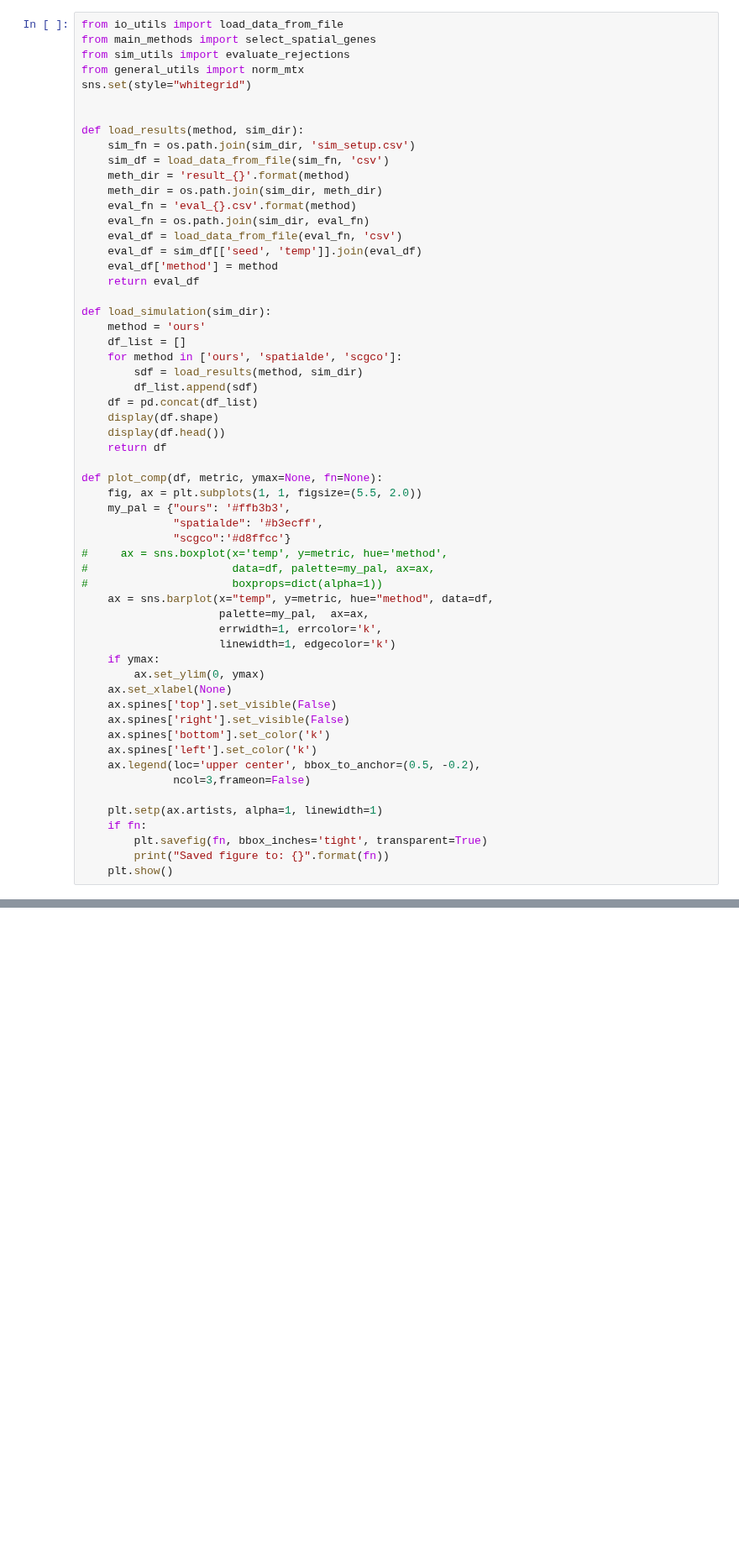
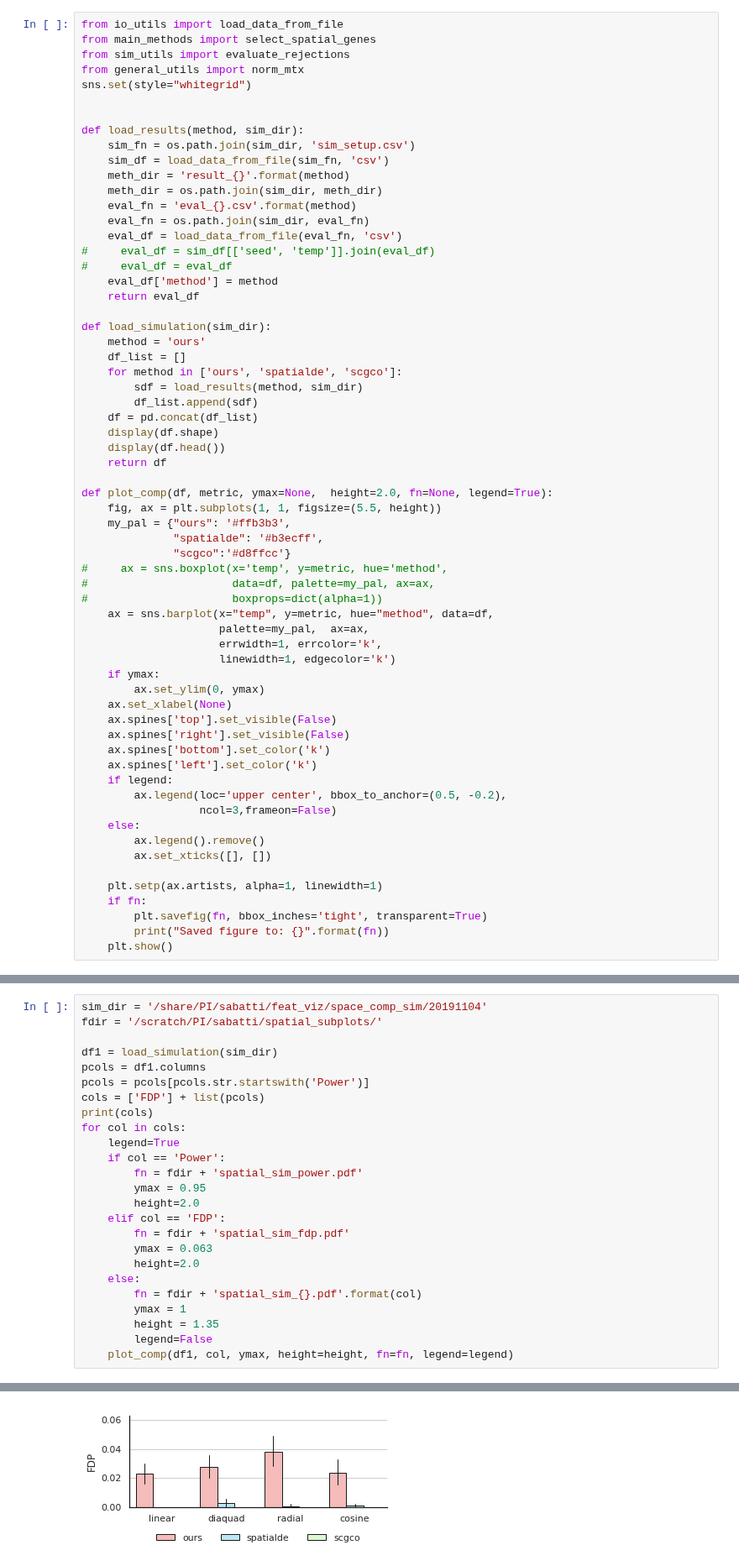
Before and after one commit to yashpatel5400/gliss, a Jupyter notebook: notebooks/analysis_spatial_comp_sim_run.ipynb, the cells around one changed output, grey strips where cells are left out. Shown at 84% size. Drawn from its saved outputs; the diff is of its cells as text; blank space fills up the shorter version.

```diff
--- a/notebooks/analysis_spatial_comp_sim_run.ipynb
+++ b/notebooks/analysis_spatial_comp_sim_run.ipynb
@@ -31,7 +31,8 @@ def load_results(method, sim_dir):
     eval_fn = 'eval_{}.csv'.format(method)
     eval_fn = os.path.join(sim_dir, eval_fn)
     eval_df = load_data_from_file(eval_fn, 'csv')
-    eval_df = sim_df[['seed', 'temp']].join(eval_df)
+#     eval_df = sim_df[['seed', 'temp']].join(eval_df)
+#     eval_df = eval_df
     eval_df['method'] = method
     return eval_df
 
@@ -46,8 +47,8 @@ def load_simulation(sim_dir):
     display(df.head())
     return df
 
-def plot_comp(df, metric, ymax=None, fn=None):
-    fig, ax = plt.subplots(1, 1, figsize=(5.5, 2.0))
+def plot_comp(df, metric, ymax=None,  height=2.0, fn=None, legend=True):
+    fig, ax = plt.subplots(1, 1, figsize=(5.5, height))
     my_pal = {"ours": '#ffb3b3',
               "spatialde": '#b3ecff',
               "scgco":'#d8ffcc'}
@@ -65,8 +66,12 @@ def plot_comp(df, metric, ymax=None, fn=None):
     ax.spines['right'].set_visible(False)
     ax.spines['bottom'].set_color('k')
     ax.spines['left'].set_color('k')
-    ax.legend(loc='upper center', bbox_to_anchor=(0.5, -0.2),
-              ncol=3,frameon=False)
+    if legend:
+        ax.legend(loc='upper center', bbox_to_anchor=(0.5, -0.2),
+                  ncol=3,frameon=False)
+    else:
+        ax.legend().remove()
+        ax.set_xticks([], [])
 
     plt.setp(ax.artists, alpha=1, linewidth=1)
     if fn:
@@ -97,0 +81,26 @@ Saved figure to: /scratch/PI/sabatti/spatial_subplots/spatial_sim_fdp.pdf
+# %%
+sim_dir = '/share/PI/sabatti/feat_viz/space_comp_sim/20191104'
+fdir = '/scratch/PI/sabatti/spatial_subplots/'
+
+df1 = load_simulation(sim_dir)
+pcols = df1.columns
+pcols = pcols[pcols.str.startswith('Power')]
+cols = ['FDP'] + list(pcols)
+print(cols)
+for col in cols:
+    legend=True
+    if col == 'Power':
+        fn = fdir + 'spatial_sim_power.pdf'
+        ymax = 0.95
+        height=2.0
+    elif col == 'FDP':
+        fn = fdir + 'spatial_sim_fdp.pdf'
+        ymax = 0.063
+        height=2.0
+    else:
+        fn = fdir + 'spatial_sim_{}.pdf'.format(col)
+        ymax = 1
+        height = 1.35
+        legend=False
+    plot_comp(df1, col, ymax, height=height, fn=fn, legend=legend)
+# %% [output]
@@ -97,0 +116 @@ Saved figure to: /scratch/PI/sabatti/spatial_subplots/spatial_sim_fdp.pdf
+[figure, added]
```
Also changed, not shown: parts of 2 cells of this notebook, 13 other files.
